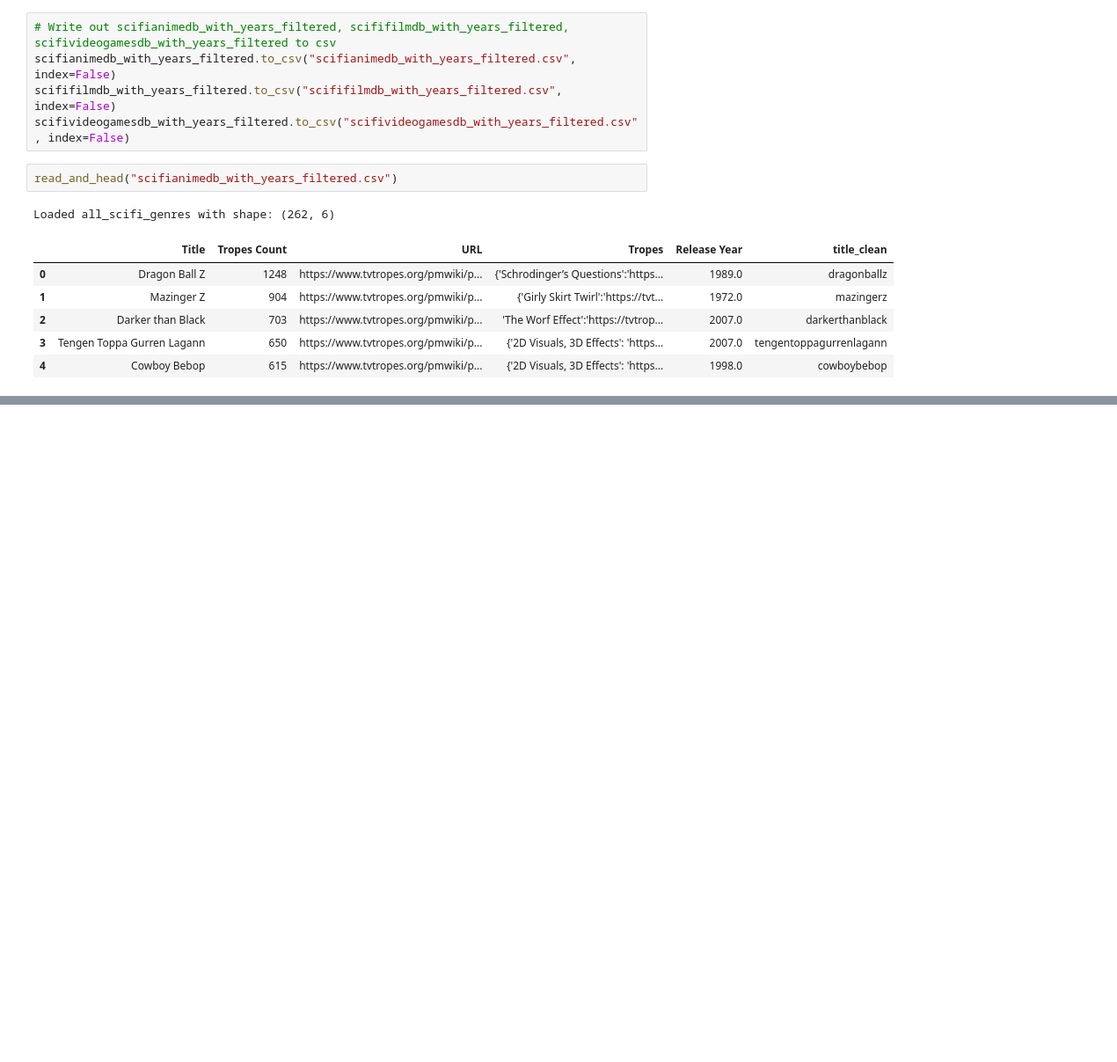
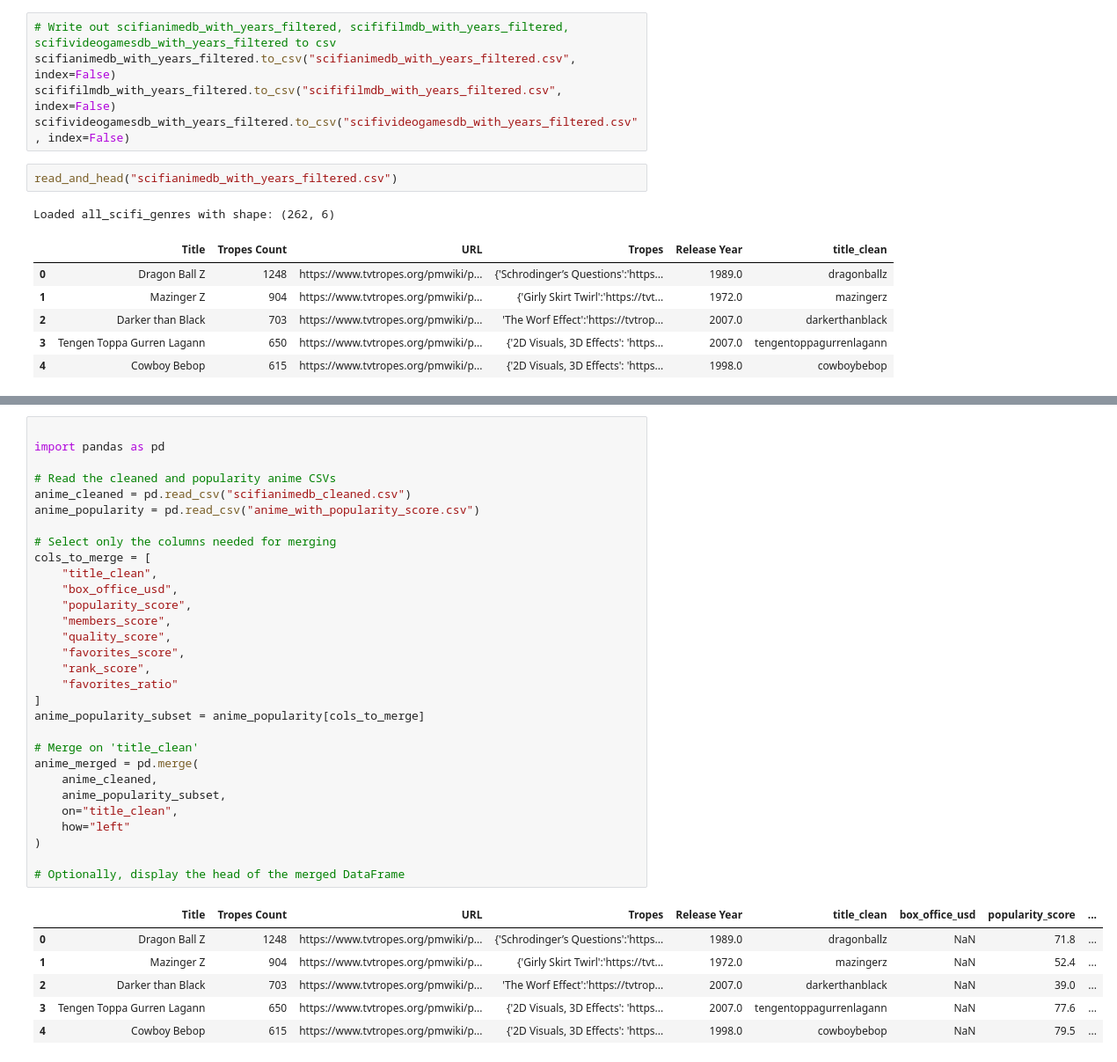
Before and after one commit to MichaelCai0301/scifitropes-dataset, a Jupyter notebook: altered_data/playground.ipynb, the cells around one changed output, grey strips where cells are left out. Shown at 88% size. Drawn from its saved outputs; the diff is of its cells as text; blank space fills up the shorter version.

```diff
--- a/altered_data/playground.ipynb
+++ b/altered_data/playground.ipynb
@@ -337,0 +422,37 @@ Loaded all_scifi_genres with shape: (262, 6)
+# %%
+
+import pandas as pd
+
+# Read the cleaned and popularity anime CSVs
+anime_cleaned = pd.read_csv("scifianimedb_cleaned.csv")
+anime_popularity = pd.read_csv("anime_with_popularity_score.csv")
+
+# Select only the columns needed for merging
+cols_to_merge = [
+    "title_clean",
+    "box_office_usd",
+    "popularity_score",
+    "members_score",
+    "quality_score",
+    "favorites_score",
+    "rank_score",
+    "favorites_ratio"
+]
+anime_popularity_subset = anime_popularity[cols_to_merge]
+
+# Merge on 'title_clean'
+anime_merged = pd.merge(
+    anime_cleaned,
+    anime_popularity_subset,
+    on="title_clean",
+    how="left"
+)
+
+# Optionally, display the head of the merged DataFrame
+# %% [output]
+|  | Title | Tropes Count | URL | Tropes | Release Year | title_clean | box_office_usd | popularity_score | ... |
+| 0 | Dragon Ball Z | 1248 | https://www.tvtropes.org/pmwiki/p... | {'Schrodinger’s Questions':'https... | 1989.0 | dragonballz | NaN | 71.8 | ... |
+| 1 | Mazinger Z | 904 | https://www.tvtropes.org/pmwiki/p... | {'Girly Skirt Twirl':'https://tvt... | 1972.0 | mazingerz | NaN | 52.4 | ... |
+| 2 | Darker than Black | 703 | https://www.tvtropes.org/pmwiki/p... | 'The Worf Effect':'https://tvtrop... | 2007.0 | darkerthanblack | NaN | 39.0 | ... |
+| 3 | Tengen Toppa Gurren Lagann | 650 | https://www.tvtropes.org/pmwiki/p... | {'2D Visuals, 3D Effects': 'https... | 2007.0 | tengentoppagurrenlagann | NaN | 77.6 | ... |
+| 4 | Cowboy Bebop | 615 | https://www.tvtropes.org/pmwiki/p... | {'2D Visuals, 3D Effects': 'https... | 1998.0 | cowboybebop | NaN | 79.5 | ... |
```
Also changed, not shown: parts of 14 cells of this notebook, 5 other files.
